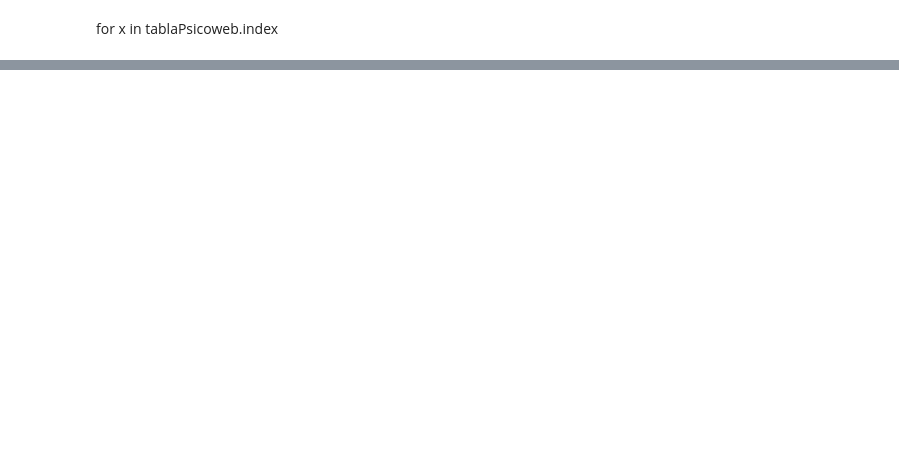
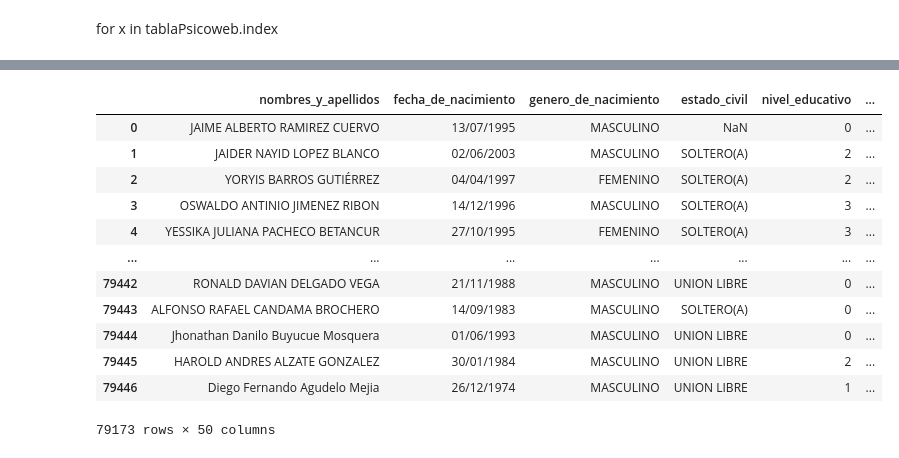
Before and after one commit to HQ5SAS/LABORATORIO_JAZZ, a Jupyter notebook: psicotecnicasAsociate.ipynb, the cells around one changed output, grey strips where cells are left out. Saved outputs shown, nothing was run; the diff lists cells and outputs as text; code cells hidden in the pictures; blank space fills up the shorter version.

```diff
--- a/psicotecnicasAsociate.ipynb
+++ b/psicotecnicasAsociate.ipynb
@@ -240,3 +319,19 @@ joinTable
 | 1 | 1023954285req14599 | CARLOS - MOLANO | Bachillerato | 26 | 09/07/2022 12:26:38 PM | 15 | 22 | ... |
 | 2 | 1032503454req14599 | JUAN - CASTRO | Bachillerato | 23 | 02/07/2022 07:08:34 AM | 15 | 22 | ... |
 | 3 | 1143149688req14599 | JESUS AMAYA PERTUZ | Bachillerato | 27 | 01/06/2022 05:24:05 PM | 12 | 16 | ... |
+# %%
+tabla2.join(joinTable.set_index('documento'), on='documento')
+# %% [output]
+|  | nombres_y_apellidos | fecha_de_nacimiento | genero_de_nacimiento | estado_civil | nivel_educativo | ... |
+| 0 | JAIME ALBERTO RAMIREZ CUERVO | 13/07/1995 | MASCULINO | NaN | 0 | ... |
+| 1 | JAIDER NAYID LOPEZ BLANCO | 02/06/2003 | MASCULINO | SOLTERO(A) | 2 | ... |
+| 2 | YORYIS BARROS GUTIÉRREZ | 04/04/1997 | FEMENINO | SOLTERO(A) | 2 | ... |
+| 3 | OSWALDO ANTINIO JIMENEZ RIBON | 14/12/1996 | MASCULINO | SOLTERO(A) | 3 | ... |
+| 4 | YESSIKA JULIANA PACHECO BETANCUR | 27/10/1995 | FEMENINO | SOLTERO(A) | 3 | ... |
+| ... | ... | ... | ... | ... | ... | ... |
+| 79442 | RONALD DAVIAN DELGADO VEGA | 21/11/1988 | MASCULINO | UNION LIBRE | 0 | ... |
+| 79443 | ALFONSO RAFAEL CANDAMA BROCHERO | 14/09/1983 | MASCULINO | SOLTERO(A) | 0 | ... |
+| 79444 | Jhonathan Danilo Buyucue Mosquera | 01/06/1993 | MASCULINO | UNION LIBRE | 0 | ... |
+| 79445 | HAROLD ANDRES ALZATE GONZALEZ | 30/01/1984 | MASCULINO | UNION LIBRE | 2 | ... |
+| 79446 | Diego Fernando Agudelo Mejia | 26/12/1974 | MASCULINO | UNION LIBRE | 1 | ... |
+79173 rows × 50 columns
```
Also changed, not shown: parts of 5 cells of this notebook.
